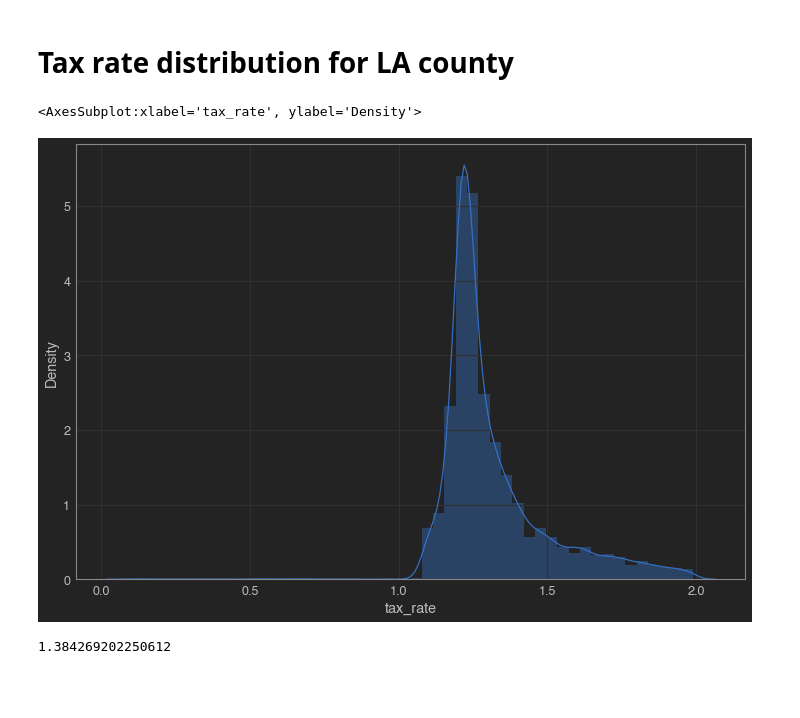
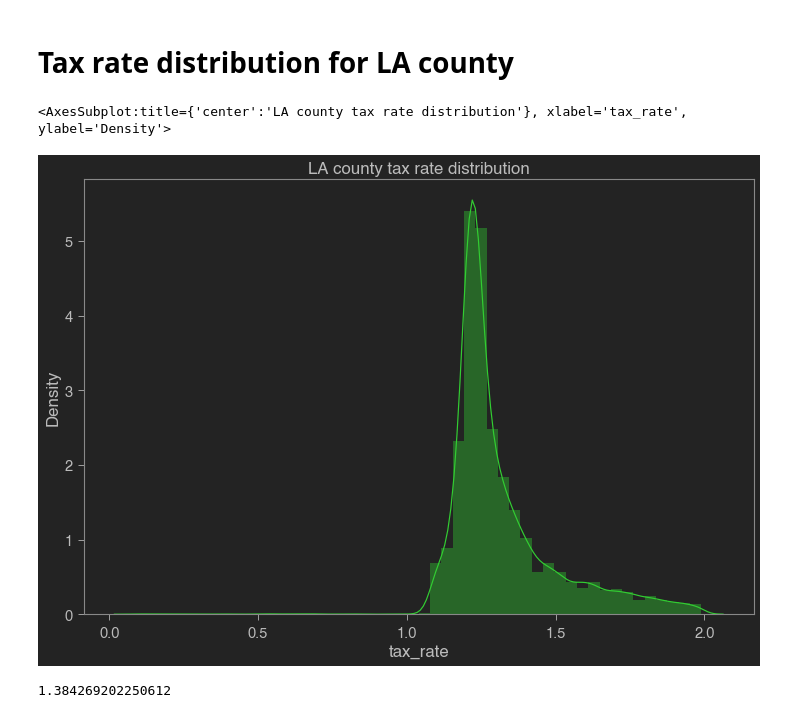
Before and after one commit to Ken-Alviola/Regression-Project-Zillow, a Jupyter notebook: Regression_Project_Zillow.ipynb, the cells around one changed output. Cells and saved outputs as stored; diff of their text form; code cells hidden in the pictures; blank space fills up the shorter version.

```diff
--- a/Regression_Project_Zillow.ipynb
+++ b/Regression_Project_Zillow.ipynb
@@ -146,11 +146,13 @@ Name: tax_value, dtype: float64
 # %% [markdown]
 # Tax rate distribution for LA county
 # %%
+jtplot.style(grid=False, theme='monokai', fscale=1.4, ticks=True)
 plt.figure(figsize=(12,8))
-sns.distplot(zillow[(zillow.fips == 6037)&(zillow.tax_rate < 2)].tax_rate)
+plt.title('LA county tax rate distribution')
+sns.distplot(zillow[(zillow.fips == 6037)&(zillow.tax_rate < 2)].tax_rate, color='limegreen')
 # %% [output]
-<AxesSubplot:xlabel='tax_rate', ylabel='Density'>
+<AxesSubplot:title={'center':'LA county tax rate distribution'}, xlabel='tax_rate', ylabel='Density'>
-[figure, old version]
+[figure, new version]
 # %%
 # mean tax_rate LA county
 zillow[zillow.fips == 6037].tax_rate.mean()
```
Also changed, not shown: parts of 19 cells of this notebook.
